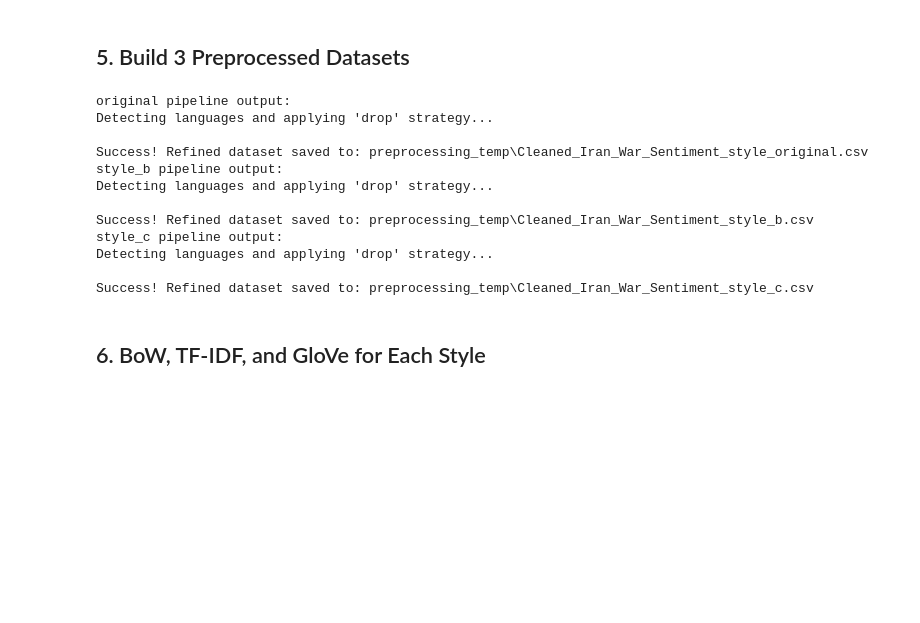
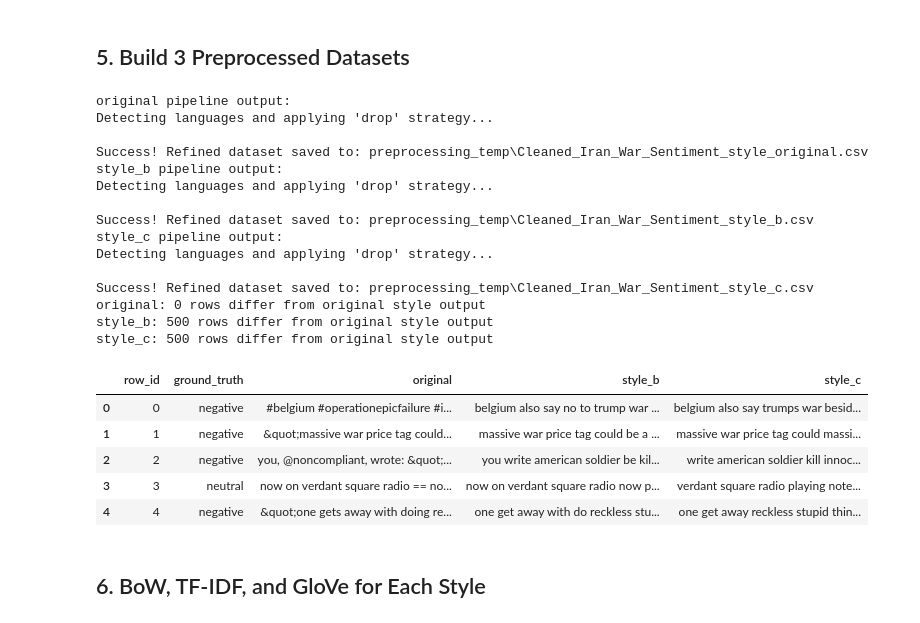
Before and after one commit to AhmedMohamady1/Social-Data-Analytics-Project, a Jupyter notebook: Task_3/text_representation.ipynb, the cells around one changed output. Cells and saved outputs as stored; diff of their text form; code cells hidden in the pictures; blank space fills up the shorter version.

```diff
--- a/Task_3/text_representation.ipynb
+++ b/Task_3/text_representation.ipynb
@@ -206,7 +206,7 @@ if not CLEANING_SCRIPT_PATH.exists():
     raise FileNotFoundError(f"Missing script: {CLEANING_SCRIPT_PATH}")
 
 df_for_styles = df_work.copy()
-df_for_styles["sentiment_text"] = df_for_styles["final_text"]
+df_for_styles = df_for_styles[["row_id", "sentiment_text", "ground_truth"]].copy()
 df_for_styles.to_csv(WORKING_INPUT_CSV, index=False)
 
 def run_cleaning_style(style_name, output_path):
@@ -289,33 +289,57 @@ df_style_c.to_csv(STYLE_C_CSV, index=False)
 
 assert len(df_style_b) == len(df_work) == len(df_style_c) == len(df_original_style), "Row count mismatch across preprocessed datasets."
 assert df_original_style["row_id"].equals(df_work["row_id"]), "row_id mismatch for original dataset."
 assert df_style_b["row_id"].equals(df_work["row_id"]), "row_id mismatch for style_b dataset."
 assert df_style_c["row_id"].equals(df_work["row_id"]), "row_id mismatch for style_c dataset."
 
 style_texts = {
     "original": df_original_style["final_text_original"].fillna("").astype(str).str.strip(),
     "style_b": df_style_b["final_text_style_b"].fillna("").astype(str).str.strip(),
     "style_c": df_style_c["final_text_style_c"].fillna("").astype(str).str.strip(),
 }
 
 preprocessed_datasets = {
     "original": df_original_style,
     "style_b": df_style_b,
     "style_c": df_style_c,
 }
+
+base_text = style_texts["original"]
+for style_name, series in style_texts.items():
+    changed_rows = int((series != base_text).sum())
+    print(f"{style_name}: {changed_rows} rows differ from original style output")
+
+style_preview = pd.DataFrame({
+    "row_id": df_work["row_id"].head(5),
+    "ground_truth": df_work["ground_truth"].head(5),
+    "original": style_texts["original"].head(5).values,
+    "style_b": style_texts["style_b"].head(5).values,
+    "style_c": style_texts["style_c"].head(5).values,
+})
+
+style_preview
 # %% [output]
 original pipeline output:
 Detecting languages and applying 'drop' strategy...
 
 Success! Refined dataset saved to: preprocessing_temp\Cleaned_Iran_War_Sentiment_style_original.csv
 style_b pipeline output:
 Detecting languages and applying 'drop' strategy...
 
 Success! Refined dataset saved to: preprocessing_temp\Cleaned_Iran_War_Sentiment_style_b.csv
 style_c pipeline output:
 Detecting languages and applying 'drop' strategy...
 
 Success! Refined dataset saved to: preprocessing_temp\Cleaned_Iran_War_Sentiment_style_c.csv
+original: 0 rows differ from original style output
+style_b: 500 rows differ from original style output
+style_c: 500 rows differ from original style output
+|  | row_id | ground_truth | original | style_b | style_c |
+| 0 | 0 | negative | #belgium #operationepicfailure #i... | belgium also say no to trump war ... | belgium also say trumps war besid... |
+| 1 | 1 | negative | &quot;massive war price tag could... | massive war price tag could be a ... | massive war price tag could massi... |
+| 2 | 2 | negative | you, @noncompliant, wrote: &quot;... | you write american soldier be kil... | write american soldier kill innoc... |
+| 3 | 3 | neutral | now on verdant square radio == no... | now on verdant square radio now p... | verdant square radio playing note... |
+| 4 | 4 | negative | &quot;one gets away with doing re... | one get away with do reckless stu... | one get away reckless stupid thin... |
 # %% [markdown]
 ## 6. BoW, TF-IDF, and GloVe for Each Style
 # %%
```
Also changed, not shown: parts of 6 cells of this notebook, 1 other file.
